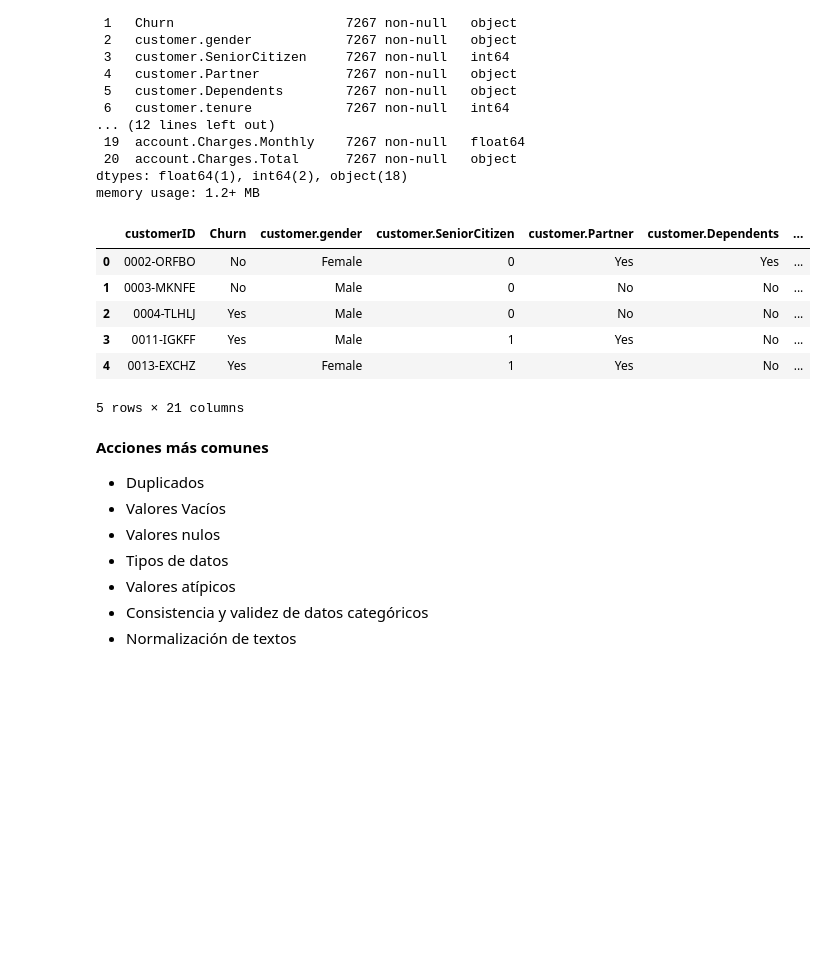
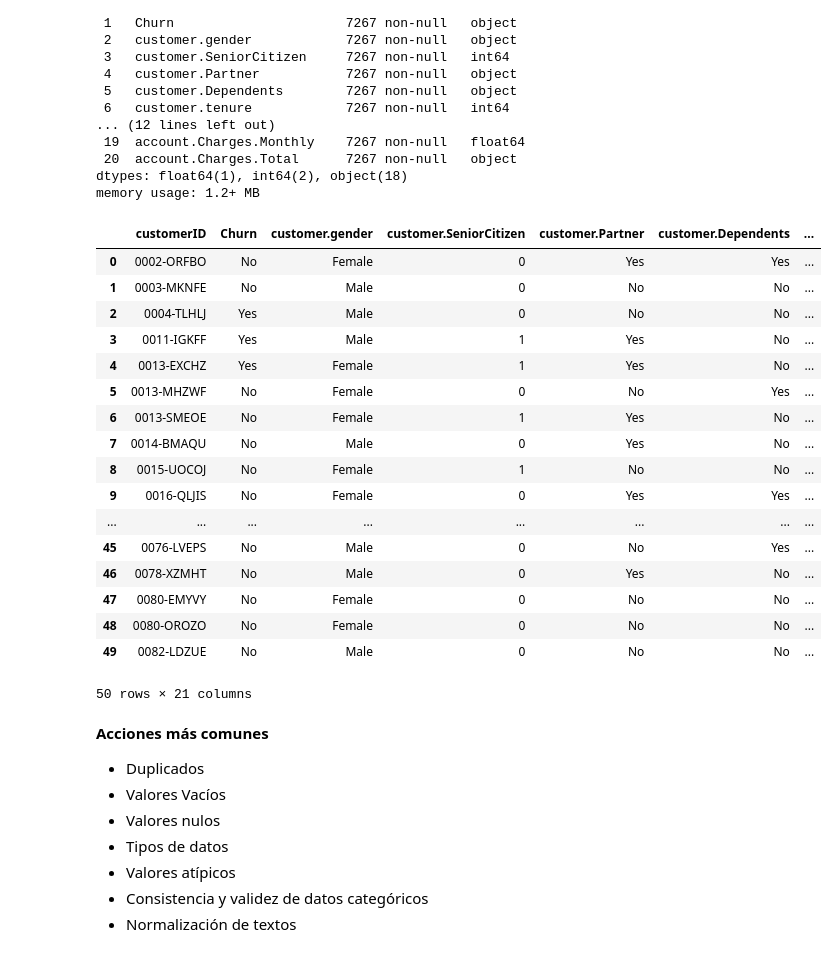
Before and after one commit to veterydaisy/TelecomX_LATAM_daisy, a Jupyter notebook: TelecomX_LATAM.ipynb, the cells around one changed output. Cells and saved outputs as stored; diff of their text form; code cells hidden in the pictures; blank space fills up the shorter version.

```diff
--- a/TelecomX_LATAM.ipynb
+++ b/TelecomX_LATAM.ipynb
@@ -95,15 +95,26 @@ Data columns (total 21 columns):
 dtypes: float64(1), int64(2), object(18)
 memory usage: 1.2+ MB
 # %%
-df_normalizado.head()
+df_normalizado.head(50)
 # %% [output]
 |  | customerID | Churn | customer.gender | customer.SeniorCitizen | customer.Partner | customer.Dependents | ... |
 | 0 | 0002-ORFBO | No | Female | 0 | Yes | Yes | ... |
 | 1 | 0003-MKNFE | No | Male | 0 | No | No | ... |
 | 2 | 0004-TLHLJ | Yes | Male | 0 | No | No | ... |
 | 3 | 0011-IGKFF | Yes | Male | 1 | Yes | No | ... |
 | 4 | 0013-EXCHZ | Yes | Female | 1 | Yes | No | ... |
+| 5 | 0013-MHZWF | No | Female | 0 | No | Yes | ... |
+| 6 | 0013-SMEOE | No | Female | 1 | Yes | No | ... |
+| 7 | 0014-BMAQU | No | Male | 0 | Yes | No | ... |
+| 8 | 0015-UOCOJ | No | Female | 1 | No | No | ... |
+| 9 | 0016-QLJIS | No | Female | 0 | Yes | Yes | ... |
+| ... | ... | ... | ... | ... | ... | ... | ... |
+| 45 | 0076-LVEPS | No | Male | 0 | No | Yes | ... |
+| 46 | 0078-XZMHT | No | Male | 0 | Yes | No | ... |
+| 47 | 0080-EMYVY | No | Female | 0 | No | No | ... |
+| 48 | 0080-OROZO | No | Female | 0 | No | No | ... |
+| 49 | 0082-LDZUE | No | Male | 0 | No | No | ... |
-5 rows × 21 columns
+50 rows × 21 columns
 # %% [markdown]
 **Acciones más comunes**
 
```
Also changed, not shown: parts of 3 cells of this notebook.
